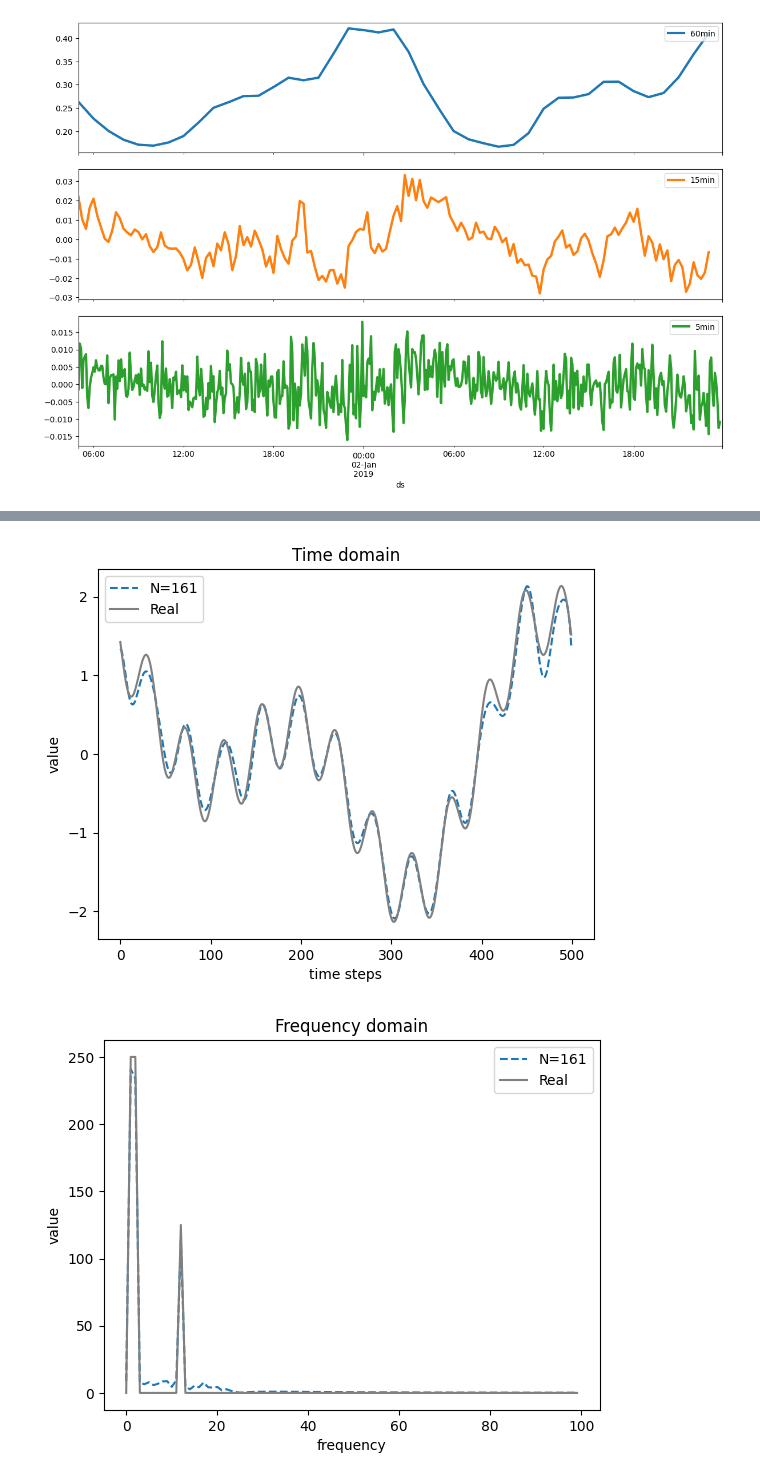
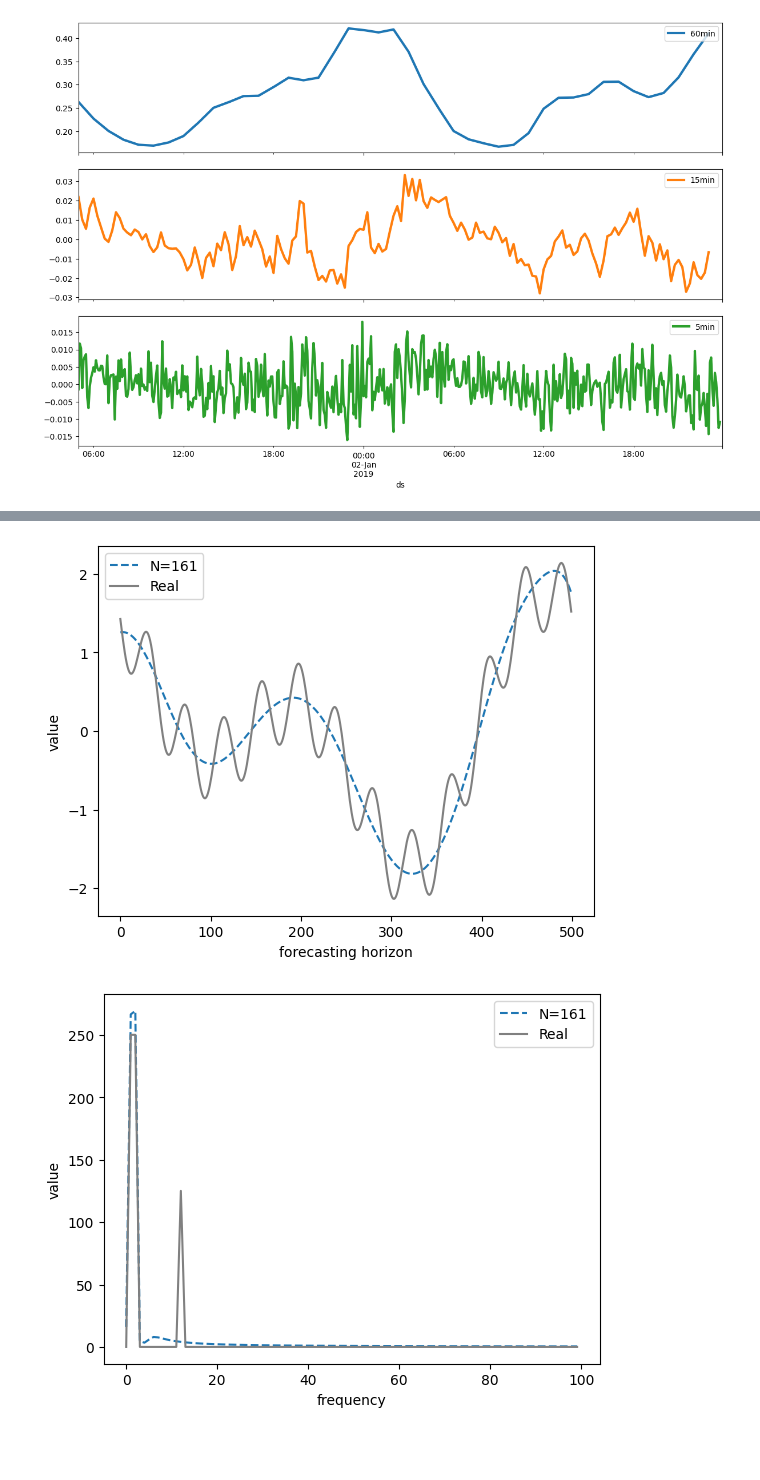
Before and after one commit to WillWang1113/MultiresolutionForecasting, a Jupyter notebook: 01-EDA.ipynb, the cells around one changed output, grey strips where cells are left out. Cells and saved outputs as stored; diff of their text form; code cells hidden in the pictures; blank space fills up the shorter version.

```diff
--- a/01-EDA.ipynb
+++ b/01-EDA.ipynb
@@ -813,28 +172,0 @@ df.to_csv("datasets/solete_solar.csv")
-# %%
-import numpy as np
-from sklearn.metrics import mean_squared_error
-from sklearn.metrics.pairwise import cosine_similarity
-import matplotlib.pyplot as plt
-
-t = np.linspace(0, 3*np.pi, num=300)
-y = np.sin(t)
-y_pred = y + 0.5*np.sin(9*t)
-y_pred_2 = y + 0.5*np.sin(3*t) + 0.2*np.sin(4*t)
-fig = plt.figure()
-plt.plot(y)
-plt.plot(y_pred)
-plt.plot(y_pred_2)
-print(mean_squared_error(y, y_pred))
-print(mean_squared_error(y, y_pred_2))
-xf, yf = make_rfft(y, t.min(), t.max())
-xpredf, ypredf = make_rfft(y_pred, t.min(), t.max())
-xpred2f, ypred2f = make_rfft(y_pred_2, t.min(), t.max())
-print(mean_squared_error(yf[None], ypredf[None]))
-print(mean_squared_error(yf[None], ypred2f[None]))
-
-fig = plt.figure()
-plt.plot(xf, yf)
-plt.plot(xpredf, ypredf)
-plt.plot(xpred2f, ypred2f)
-# plt.yscale("log")
-# plt.xscale("log")
@@ -852,8 +176,8 @@ import pandas as pd
 import numpy as np
 import matplotlib.pyplot as plt
 
-# pth = "results/sine/example_benchmarks-20230914-041044"
-pth = "results/sine/example_benchmarks-20230914-042542"
+pth = "results/sine/example_benchmarks-20230914-041044"
+# pth = "results/sine/example_benchmarks-20230914-042542"
 
 model_names = ['Neural Laplace']
 fcst_features = [0]
@@ -871,35 +195,38 @@ for seed in range(1):
         num_avg_terms = int(avg_terms.split("_")[-1])
         for name in model_names:
             model_results = result_avg[name]
             assert len(fcst_features) == model_results["test_preds"].shape[-1]
             test_preds = model_results["test_preds"] * train_std.cpu().numpy(
             ) + train_mean.cpu().numpy()
             test_trajs = model_results["test_trajs"] * train_std.cpu().numpy(
             ) + train_mean.cpu().numpy()
 
             fig, ax=plt.subplots()
             ax.plot(test_preds[0].squeeze(), ls="--",label="N=161")
             ax.plot(test_trajs[0].squeeze(),label="Real",c="grey")
             ax.legend()
             ax.set_ylabel("value")
-            ax.set_xlabel("time steps")
-            ax.set_title("Time domain")
+            ax.set_xlabel("forecasting horizon")
+            # ax.set_title("Time domain")
+            fig.savefig('savings/timesin_33.pdf')
 
             xf_test, yf_test = make_rfft(test_trajs[0].squeeze())
             xf_pred, yf_pred = make_rfft(test_preds[0].squeeze())
             fig, ax=plt.subplots()
             ax.plot(xf_pred[:100], yf_pred[:100],  ls="--",label="N=161")
             ax.plot(xf_test[:100], yf_test[:100],label="Real",c="grey")
             ax.legend()
             ax.set_ylabel("value")
             ax.set_xlabel("frequency")
-            ax.set_title("Frequency domain")
+            # ax.set_title("Frequency domain")
+            fig.savefig('savings/freqsin_33.pdf')
+
 
             break
             pred_timesteps = test_trajs.shape[1]
 
             test_preds_trajs[name][num_avg_terms] = deepcopy(
                 (test_preds, test_trajs))
 # %% [output]
-[figure, old version]
+[figure, new version]
-[figure, old version]
+[figure, new version]
```
Also changed, not shown: parts of 34 cells of this notebook, 24 other files.
